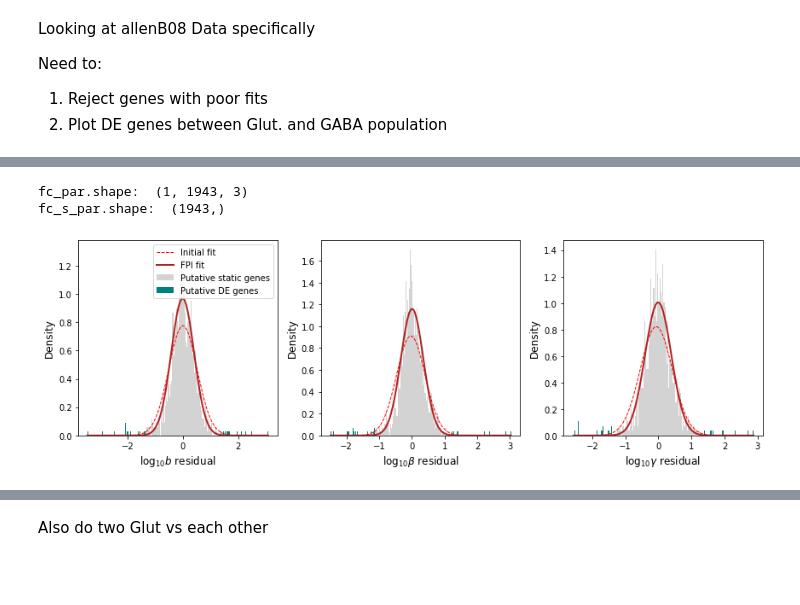
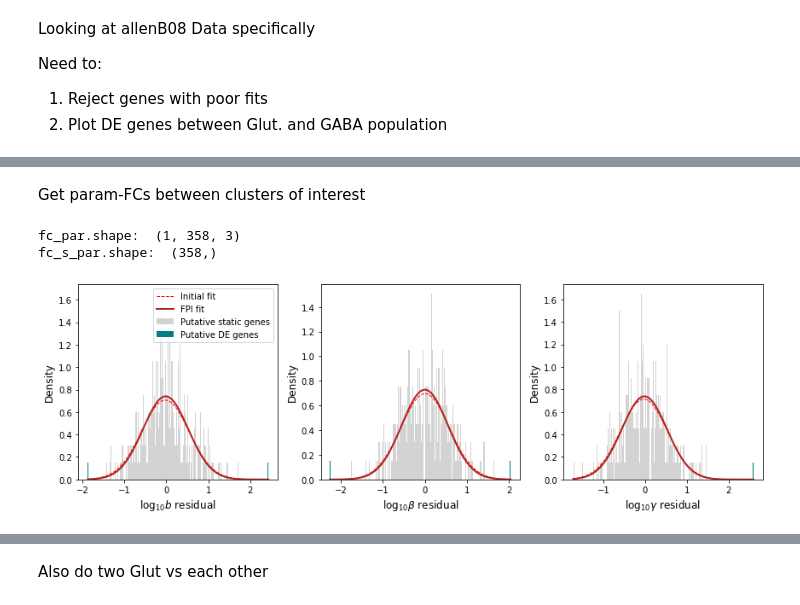
Before and after one commit to tarachari3/perturbCME, a Jupyter notebook: notebooks/20240316_meKMeans_Figs_2_3_plots.ipynb, the cells around one changed output, grey strips where cells are left out. Drawn from its saved outputs; the diff is of its cells as text; code cells hidden in the pictures; blank space fills up the shorter version.

```diff
--- a/notebooks/20240316_meKMeans_Figs_2_3_plots.ipynb
+++ b/notebooks/20240316_meKMeans_Figs_2_3_plots.ipynb
@@ -863,7 +857,7 @@ ksim5_joint_params.pdf
 # %% [markdown]
 ### **DE-$\theta$ Plots for Benchmarks**
 # %%
-def make_fcs(sr,sd,clus1=0,clus2=1,gf_rej=False,thrpars=2,thrmean=1,outlier_de=True):
+def make_fcs(sr,sd,clus1=0,clus2=1,gf_rej=False,thrpars=2,thrmean=1,outlier_de=True,nuc=False):
     '''
     Utilize different metrics to find fold-changes (FCs) between cluster parameters
 
@@ -875,6 +869,7 @@ def make_fcs(sr,sd,clus1=0,clus2=1,gf_rej=False,thrpars=2,thrmean=1,outlier_de=T
     thrpars: FC threshold value (to call DE-theta genes)
     thrmean: Mean S expression threshold value, for genes to consider
     outlier_de: Use iterative outlier calling procedure to assign DE-theta genes (see Monod https://github.com/pachterlab/monod_examples/blob/main/Monod_demo.ipynb)
+    nuc: is this nuclear RNA data
     '''
 
     all_filt_fcs = pd.DataFrame()
@@ -887,7 +882,11 @@ def make_fcs(sr,sd,clus1=0,clus2=1,gf_rej=False,thrpars=2,thrmean=1,outlier_de=T
     sr2 = sr[ind2]
     fc_par = (sr1.param_estimates-sr2.param_estimates)/np.log10(2)  #Get FCs between cluster params
     print('fc_par.shape: ',fc_par.shape)
-    fc_s_par = np.log2(sd.layers[1][:,sr1.filt].mean(1)/sd.layers[1][:,sr2.filt].mean(1)) #Get spliced FCs
+    if nuc:
+        fc_s_par = np.log2(sd.layers[0][:,sr1.filt].mean(1)/sd.layers[0][:,sr2.filt].mean(1))
+    else:
+        fc_s_par = np.log2(sd.layers[1][:,sr1.filt].mean(1)/sd.layers[1][:,sr2.filt].mean(1)) #Get spliced FCs
+
     print('fc_s_par.shape: ',fc_s_par.shape)
 
     if outlier_de:
@@ -905,9 +904,14 @@ def make_fcs(sr,sd,clus1=0,clus2=1,gf_rej=False,thrpars=2,thrmean=1,outlier_de=T
 
     for n in range(len(parnames)):
         #Boolean for if large param FC and not rejected gene (with minimum expression)
-        gf_highnoise = (np.abs(fc_par[0,:,n])>thrpars)  \
-            & ((sd.layers[1][:,sr1.filt].mean(1)>thrmean) | (sd.layers[1][:,sr2.filt].mean(1)>thrmean)) \
-            & gf_rej
+        if nuc:
+            gf_highnoise = (np.abs(fc_par[0,:,n])>thrpars)  \
+                & ((sd.layers[0][:,sr1.filt].mean(1)>thrmean) | (sd.layers[0][:,sr2.filt].mean(1)>thrmean)) \
+                & gf_rej
+        else:
+            gf_highnoise = (np.abs(fc_par[0,:,n])>thrpars)  \
+                & ((sd.layers[1][:,sr1.filt].mean(1)>thrmean) | (sd.layers[1][:,sr2.filt].mean(1)>thrmean)) \
+                & gf_rej
 
         #Boolean for FC (above) but no FC detected at S-level
         gf_highnoise_meanS = gf_highnoise & (np.abs(fc_s_par)<1) & gf_rej
@@ -1251,2 +1249,14 @@ sd_ofinterest = sd[chosen]
+# %%
+#For allen B02H01A02 nuc data
+#Compare (3,8) (4,8 in original)
+#Compare (3,4) (4,3 in original)
+#Annotations converted to:  {'L2/3 IT': 0, 'L5 ET': 1, 'L5 IT': 2, 'L5/6 NP': 3,
+# 'L6 CT': 4, 'L6 IT': 5, 'L6b': 6, 'Lamp5': 7, 'Pvalb': 8, 'Sst': 9, 'Vip': 10}
+
+
+
+chosen = 6
+sr_ofinterest = sr[chosen]
+sd_ofinterest = sd[chosen]
 # %%
 #Set colors for 10 clusters
@@ -1309,10 +1325,15 @@ len(sr_allen)
+# %% [markdown]
+Get param-FCs between clusters of interest
 # %%
-all_filt_fcs = make_fcs(sr_allen,sd_ofinterest,clus1=2,clus2=8,
-                gf_rej=True,thrpars=2,thrmean=1,outlier_de=True)
+#Compare (3,8) (4,8 in original)
+#Compare (3,4) (4,3 in original)
+
+all_filt_fcs = make_fcs(sr_allen,sd_ofinterest,clus1=3,clus2=8,
+                gf_rej=True,thrpars=2,thrmean=0.1,outlier_de=True,nuc=True)
 # %% [output]
-fc_par.shape:  (1, 1943, 3)
-fc_s_par.shape:  (1943,)
+fc_par.shape:  (1, 358, 3)
+fc_s_par.shape:  (358,)
-[figure, old version]
+[figure, new version]
 # %%
 all_filt_fcs.head()
 # %% [output]
```
Also changed, not shown: parts of 34 cells of this notebook, 1 other file.
